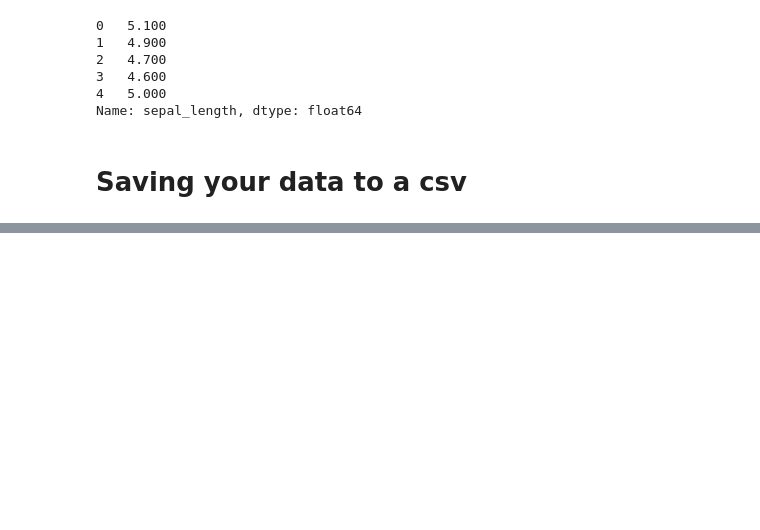
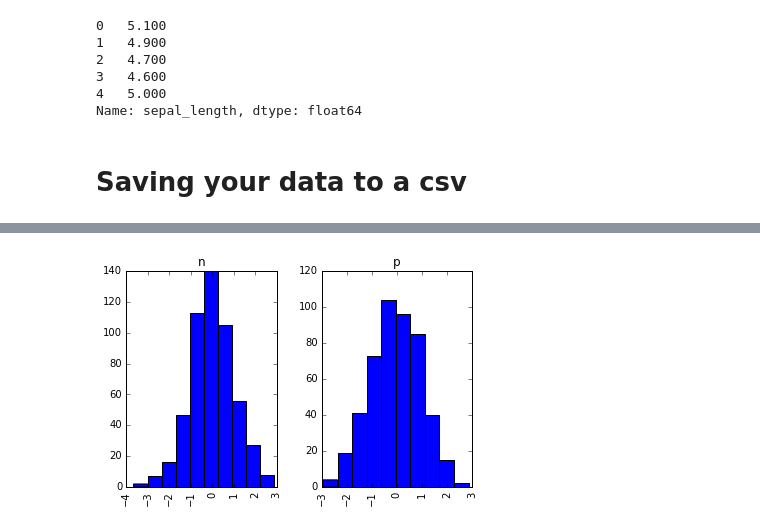
Before and after one commit to felixfan/scripts, a Jupyter notebook: python/ipynb/pandas.ipynb, the cells around one changed output, grey strips where cells are left out. Cells and saved outputs as stored; diff of their text form; code cells hidden in the pictures; blank space fills up the shorter version.

```diff
--- a/python/ipynb/pandas.ipynb
+++ b/python/ipynb/pandas.ipynb
@@ -367 +405,5 @@ df3.hist(column='x');
+# %%
+df3.hist(column='x',by='d',bins=10);
+# %% [output]
+[figure, added]
 # %%
```
Also changed, not shown: parts of 20 cells of this notebook.
